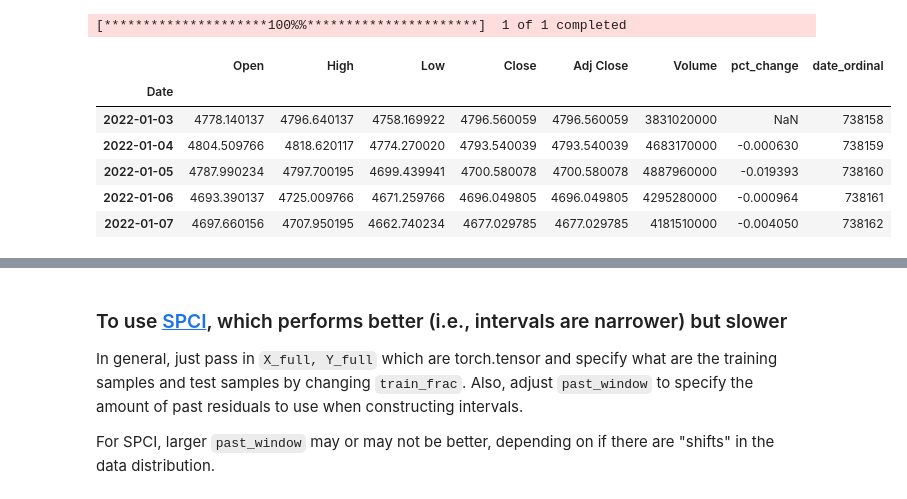
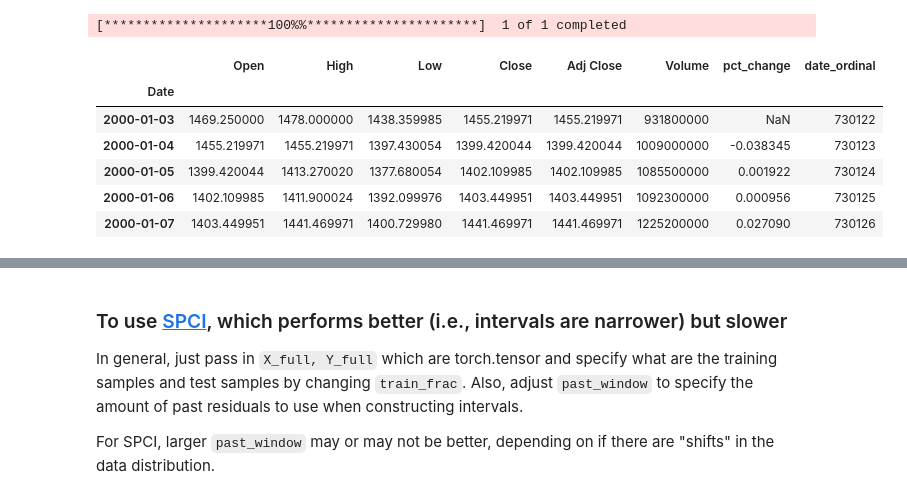
Before and after one commit to Rohit-Vernekar/Conformal-Prediction-on-Time-Series, a Jupyter notebook: CP.ipynb, the cells around one changed output, grey strips where cells are left out. Saved outputs shown, nothing was run; the diff lists cells and outputs as text; code cells hidden in the pictures.

```diff
--- a/CP.ipynb
+++ b/CP.ipynb
@@ -8,17 +12,17 @@ import torch
 # %%
 
-market_data = yf.download (tickers = "^GSPC", start = "2022-01-01", end = pd.Timestamp.today(), interval = "1d") # start="1927-12-30"
+market_data = yf.download (tickers = "^GSPC", start = "2000-01-01", end = pd.Timestamp.today(), interval = "1d") # start="1927-12-30"
 market_data["pct_change"] = market_data["Close"].pct_change()
 market_data['date_ordinal'] = pd.to_datetime(market_data.index.to_series()).apply(lambda date: date.toordinal())
 market_data.head()
 # %% [output]
 [*********************100%%**********************]  1 of 1 completed
 |  | Open | High | Low | Close | Adj Close | Volume | pct_change | date_ordinal |
 | Date |  |  |  |  |  |  |  |  |
-| 2022-01-03 | 4778.140137 | 4796.640137 | 4758.169922 | 4796.560059 | 4796.560059 | 3831020000 | NaN | 738158 |
-| 2022-01-04 | 4804.509766 | 4818.620117 | 4774.270020 | 4793.540039 | 4793.540039 | 4683170000 | -0.000630 | 738159 |
-| 2022-01-05 | 4787.990234 | 4797.700195 | 4699.439941 | 4700.580078 | 4700.580078 | 4887960000 | -0.019393 | 738160 |
-| 2022-01-06 | 4693.390137 | 4725.009766 | 4671.259766 | 4696.049805 | 4696.049805 | 4295280000 | -0.000964 | 738161 |
-| 2022-01-07 | 4697.660156 | 4707.950195 | 4662.740234 | 4677.029785 | 4677.029785 | 4181510000 | -0.004050 | 738162 |
+| 2000-01-03 | 1469.250000 | 1478.000000 | 1438.359985 | 1455.219971 | 1455.219971 | 931800000 | NaN | 730122 |
+| 2000-01-04 | 1455.219971 | 1455.219971 | 1397.430054 | 1399.420044 | 1399.420044 | 1009000000 | -0.038345 | 730123 |
+| 2000-01-05 | 1399.420044 | 1413.270020 | 1377.680054 | 1402.109985 | 1402.109985 | 1085500000 | 0.001922 | 730124 |
+| 2000-01-06 | 1402.109985 | 1411.900024 | 1392.099976 | 1403.449951 | 1403.449951 | 1092300000 | 0.000956 | 730125 |
+| 2000-01-07 | 1403.449951 | 1441.469971 | 1400.729980 | 1441.469971 | 1441.469971 | 1225200000 | 0.027090 | 730126 |
 # %%
 sns.relplot(market_data, x="Date", y="Adj Close", kind="line")
```
Also changed, not shown: parts of 25 cells of this notebook, 1 other file.
